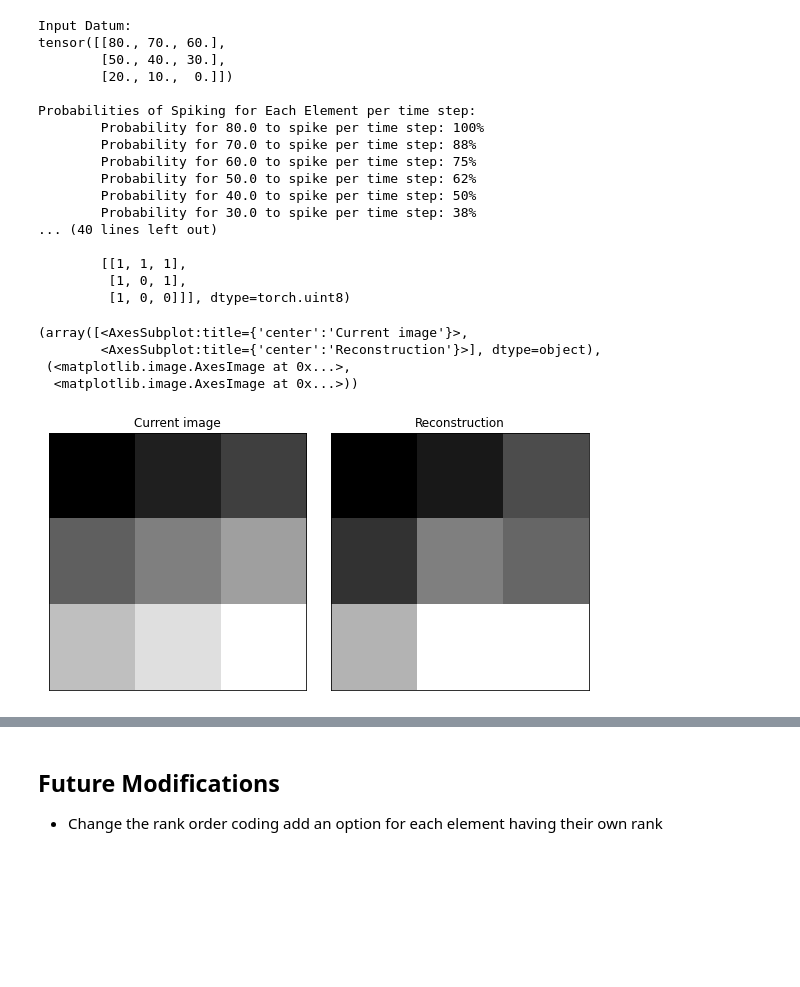
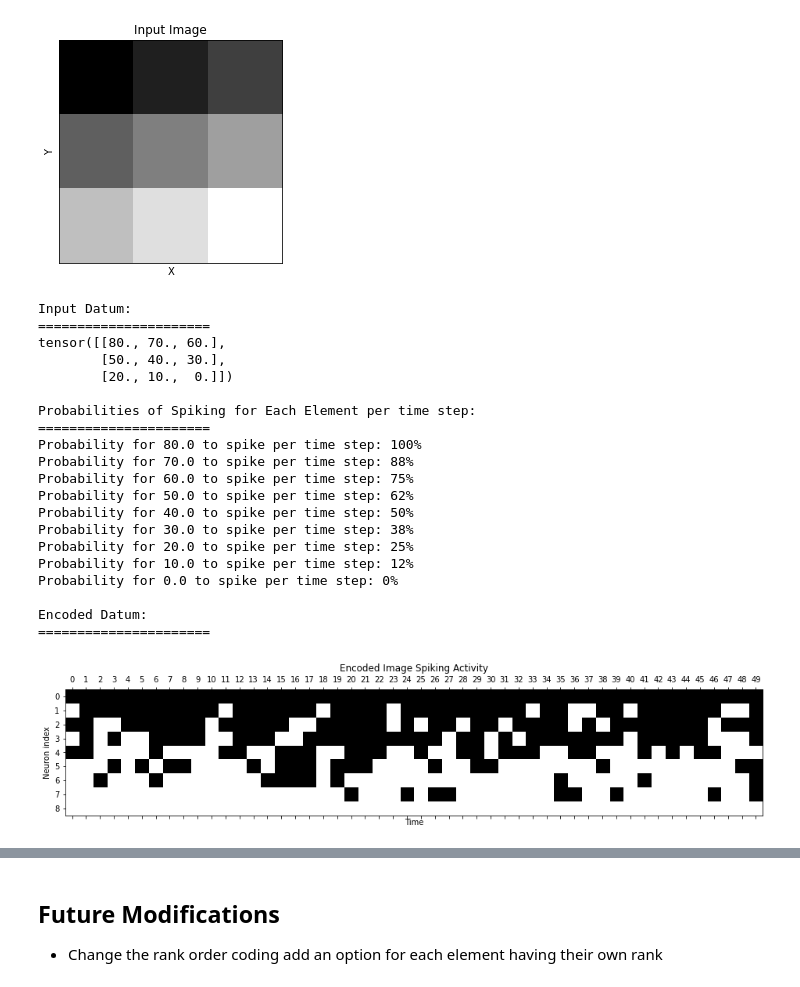
Before and after one commit to oshears/BindsNET-Self-Documentation, a Jupyter notebook: BindsNET_Encoder_Demo.ipynb, the cells around one changed output, grey strips where cells are left out. Cells and saved outputs as stored; diff of their text form; code cells hidden in the pictures; blank space fills up the shorter version.

```diff
--- a/BindsNET_Encoder_Demo.ipynb
+++ b/BindsNET_Encoder_Demo.ipynb
@@ -287,57 +340,80 @@ Generates Bernoulli-distributed spike trains based on input intensity. Inputs mu
     * Highest intensity will always produce 1, lower intensities will generate 1's based on their scale against the highest intensity
 # %%
 # time is the total sample duration in ms
-time = 10
+time = 50
 
 # dt is the step size within the sample duration in ms
 dt = 1.0
 
+# num_steps is how many steps are generated based on the time and dt values
+num_steps = int(time/dt)
+
 # input data
 train_image = torch.FloatTensor([[80,70,60],[50,40,30],[20,10,0]])
 
+# show input image
+plt.matshow(train_image, cmap='binary')
+plt.xticks(())
+plt.yticks(())
+plt.xlabel('X')
+plt.ylabel('Y')
+plt.title('Input Image')
+plt.show()
+
 # print train data
 print("Input Datum:")
+print("======================")
 print(train_image)
 print()
 
 # probabilities
 print("Probabilities of Spiking for Each Element per time step:")
+print("======================")
 for element in train_image.flatten():
     prob = (element.item() / train_image.max()) * 100
-    print("\tProbability for "+str(element.item())+" to spike per time step:",str(round(prob.item()))+"%")
+    print("Probability for "+str(element.item())+" to spike per time step:",str(round(prob.item()))+"%")
 print()
 
 # create encoder and encode input
 encoder = BernoulliEncoder(time=time, dt=dt)
 encoded_image = encoder(train_image)
 print("Encoded Datum:")
-print(encoded_image)
+print("======================")
+#print(encoded_image)
+print()
 
-# plot image
-e_img = encoded_image.view(int(time / dt), 1, 1, 3, 3)
-inpt = e_img.view(int(time / dt), 9).sum(0).view(3, 3)
-plot_input(train_image,inpt)
+# Look at input spiking activity.
+encoded_image = np.reshape(encoded_image,(num_steps,train_image.nelement())).T
+plt.matshow(encoded_image, cmap='binary')
+plt.xticks(())
+plt.yticks(())
+plt.xlabel('Time')
+plt.ylabel('Neuron index')
+plt.title('Encoded Image Spiking Activity')
+plt.yticks(np.arange(train_image.nelement()))
+plt.xticks(np.arange(num_steps))
+plt.show()
 # %% [output]
+[figure, new version]
 Input Datum:
+======================
 tensor([[80., 70., 60.],
         [50., 40., 30.],
         [20., 10.,  0.]])
 
 Probabilities of Spiking for Each Element per time step:
-        Probability for 80.0 to spike per time step: 100%
-        Probability for 70.0 to spike per time step: 88%
-        Probability for 60.0 to spike per time step: 75%
-        Probability for 50.0 to spike per time step: 62%
-        Probability for 40.0 to spike per time step: 50%
-        Probability for 30.0 to spike per time step: 38%
-... (40 lines left out)
+======================
+Probability for 80.0 to spike per time step: 100%
+Probability for 70.0 to spike per time step: 88%
+Probability for 60.0 to spike per time step: 75%
+Probability for 50.0 to spike per time step: 62%
+Probability for 40.0 to spike per time step: 50%
+Probability for 30.0 to spike per time step: 38%
+Probability for 20.0 to spike per time step: 25%
+Probability for 10.0 to spike per time step: 12%
+Probability for 0.0 to spike per time step: 0%
 
-        [[1, 1, 1],
-         [1, 0, 1],
-         [1, 0, 0]]], dtype=torch.uint8)
+Encoded Datum:
+======================
-(array([<AxesSubplot:title={'center':'Current image'}>,
-        <AxesSubplot:title={'center':'Reconstruction'}>], dtype=object),
- (<matplotlib.image.AxesImage at 0x...>,
-  <matplotlib.image.AxesImage at 0x...>))
-[figure, old version]
+[figure, added]
 # %% [markdown]
```
Also changed, not shown: parts of 14 cells of this notebook, 1 other file.
